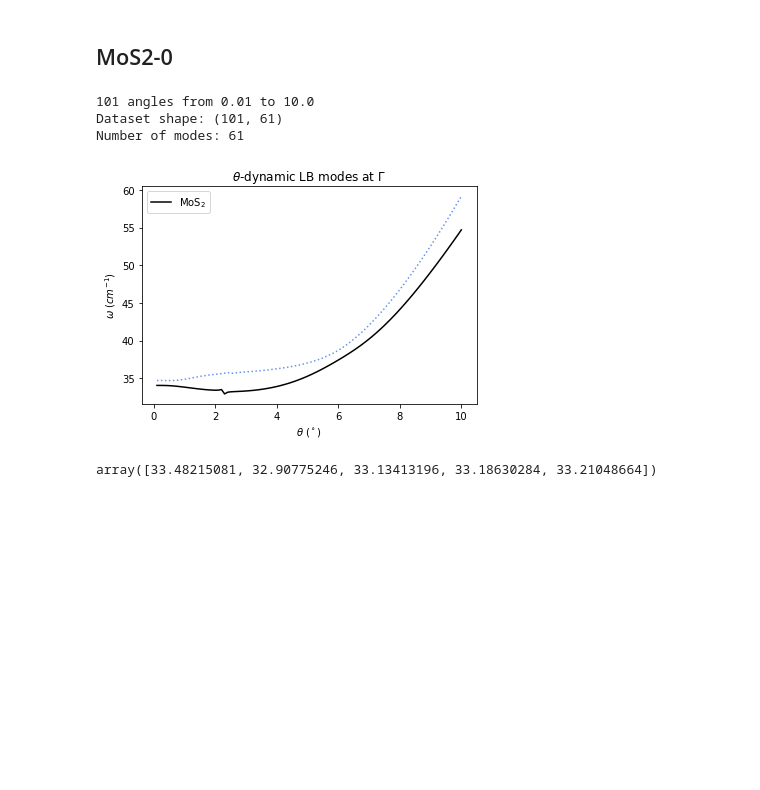
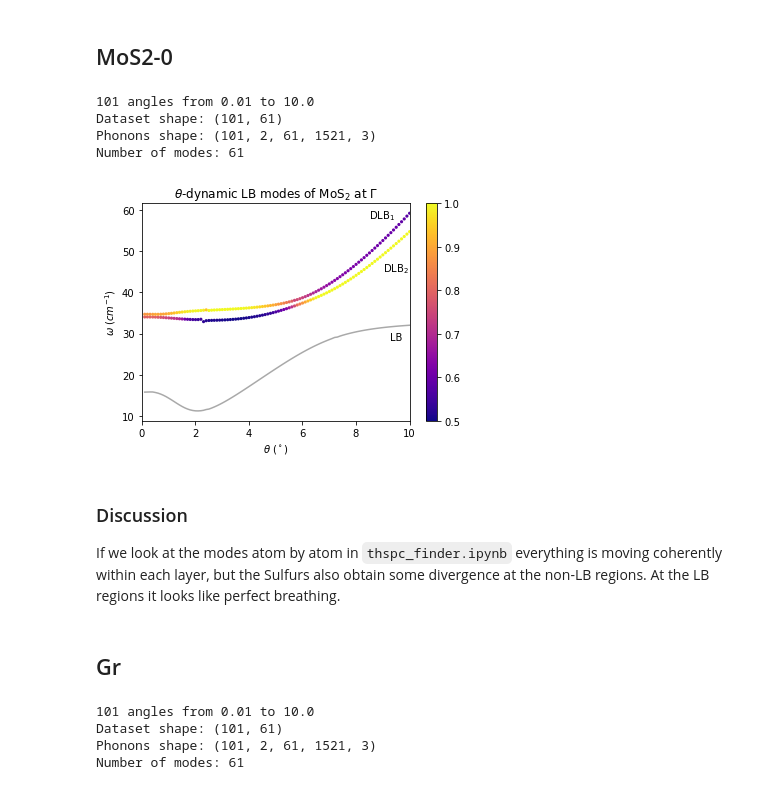
Before and after one commit to jz-lu/ml-ph, a Jupyter notebook: ALLEGRO_ANALYZER/transition.ipynb, the cells around one changed output. Saved outputs shown, nothing was run; the diff lists cells and outputs as text; code cells hidden in the pictures; blank space fills up the shorter version.

Commit message:
transition modes

```diff
--- a/ALLEGRO_ANALYZER/transition.ipynb
+++ b/ALLEGRO_ANALYZER/transition.ipynb
@@ -24,15 +25,20 @@ print(f"{M1_ntheta} angles from {M1_th_min} to {M1_th_max}")
 # Import dataset from the directory
 log_name = r'$\Gamma$' if KPT == 'Gamma' else KPT
 path = f'{ROOT}/{DIRNAME}/{THSPC_DIR}/{KPT}/thspc_modes.npy'
+ppath = f'{ROOT}/{DIRNAME}/{THSPC_DIR}/{KPT}/thspc_phonons.npy'
+M1_phonons = np.load(ppath)
 poscars_uc = [Poscar.from_file(f'{ROOT}/{DIRNAME}/POSCAR_LAYER{i+1}') for i in range(2)]
 M1_dataset = np.load(path)
 M1_nmodes = M1_dataset.shape[1]
 print("Dataset shape:", M1_dataset.shape)
+print("Phonons shape:", M1_phonons.shape)
 print("Number of modes:", M1_nmodes)
+M1_rssz = M1_phonons.shape[-2]
 M1_thetas = np.linspace(M1_th_min, M1_th_max, M1_ntheta)
 # %% [output]
 101 angles from 0.01 to 10.0
 Dataset shape: (101, 61)
+Phonons shape: (101, 2, 61, 1521, 3)
 Number of modes: 61
 # %%
 # Find indices of LB modes, manually
@@ -60,17 +78,76 @@ for i in range(M1_ntheta):
 np.save(f'{ROOT}/{DIRNAME}/{THSPC_DIR}/data/MoS2_LB2_modes.npy', M1_LB2_modes)
 np.save(f'{ROOT}/{DIRNAME}/{THSPC_DIR}/data/MoS2_LB3_modes.npy', M1_LB3_modes)
+# %%
+# Compute the proportion of positive and negative modes
+M1_plus_1 = np.mean(M1_LB1_phonons > 0, axis=-1).T
+M1_minus_1 = np.mean(M1_LB1_phonons < 0, axis=-1).T
+M1_plus_2 = np.mean(M1_LB2_phonons > 0, axis=-1).T
+M1_minus_2 = np.mean(M1_LB2_phonons < 0, axis=-1).T
+M1_plus_3 = np.mean(M1_LB3_phonons > 0, axis=-1).T
+M1_minus_3 = np.mean(M1_LB3_phonons < 0, axis=-1).T
+
+# Take the "best" proportion of the two configurations
+M1_breath_score_1 = np.max([M1_plus_1[0] + M1_minus_1[1], M1_plus_1[1] + M1_minus_1[0]], axis=0) / 2
+M1_breath_score_2 = np.max([M1_plus_2[0] + M1_minus_2[1], M1_plus_2[1] + M1_minus_2[0]], axis=0) / 2
+M1_breath_score_3 = np.max([M1_plus_3[0] + M1_minus_3[1], M1_plus_3[1] + M1_minus_3[0]], axis=0) / 2
 # %%
 # Plot LB modes
-plt.plot(M1_thetas[1:], M1_LB2_modes[1:], c='k', label=r'MoS$_2$')
-plt.plot(M1_thetas[1:], M1_LB3_modes[1:], c='cornflowerblue', linestyle=':')
-plt.title(r"$\theta$-dynamic LB modes at " + log_name)
+fig, ax = plt.subplots()
+plt.set_cmap('plasma')
+
+M1_scores = [M1_breath_score_2[1:], M1_breath_score_3[1:]]
+M1_min_, M1_max_ = min(0.5, np.min(M1_scores)), np.max(M1_scores)
+ax.plot(M1_thetas[1:], M1_LB1_modes[1:], c='darkgrey')
+S2 = ax.scatter(M1_thetas[1:], M1_LB2_modes[1:],
+                c=M1_breath_score_2[1:], edgecolor='none', s=10)
+S2.set_clim(M1_min_, M1_max_)
+S3 = ax.scatter(M1_thetas[1:], M1_LB3_modes[1:],
+                c=M1_breath_score_3[1:], edgecolor='none', s=10)
+S3.set_clim(M1_min_, M1_max_)
+
+plt.text(8.5, 58, r'DLB$_1$')
+plt.text(9, 45, r'DLB$_2$')
+plt.text(9.25, 28.5, r'LB')
+
+cb = fig.colorbar(S2, ax=ax, ticks=np.linspace(0.4, 1, 7))
+plt.title(r"$\theta$-dynamic LB modes of MoS$_2$ at " + log_name)
 plt.xlabel(r'$\theta$ ($^\circ$)')
 plt.ylabel(r'$\omega$ $(cm^{-1})$')
-plt.legend()
+plt.xlim((0, M1_th_max))
 
-# plt.savefig("/Users/jonathanlu/Documents/tvMoS2/theta/data/transition.pdf")
+plt.savefig("/Users/jonathanlu/Documents/tvMoS2/theta/data/MoS2_transition.pdf")
 plt.show()
-M1_LB2_modes[22:27]
 # %% [output]
-[figure, old version]
+[figure, new version]
-array([33.48215081, 32.90775246, 33.13413196, 33.18630284, 33.21048664])
+# %% [markdown]
+### Discussion
+If we look at the modes atom by atom in `thspc_finder.ipynb` everything is moving coherently within each layer, but the Sulfurs also obtain some divergence at the non-LB regions. At the LB regions it looks like perfect breathing.
+# %% [markdown]
+## Gr
+# %%
+DIRNAME = "tvGr"
+
+# Change as necessary
+M2_th_min, M2_th_max, M2_ntheta = np.loadtxt(f"{ROOT}/{DIRNAME}/theta.txt")
+M2_ntheta = int(M2_ntheta)
+KPT = 'Gamma'
+print(f"{M2_ntheta} angles from {M2_th_min} to {M2_th_max}")
+
+# Import dataset from the directory
+log_name = r'$\Gamma$' if KPT == 'Gamma' else KPT
+path = f'{ROOT}/{DIRNAME}/{THSPC_DIR}/{KPT}/thspc_modes.npy'
+ppath = f'{ROOT}/{DIRNAME}/{THSPC_DIR}/{KPT}/thspc_phonons.npy'
+M2_phonons = np.load(ppath)
+poscars_uc = [Poscar.from_file(f'{ROOT}/{DIRNAME}/POSCAR_LAYER{i+1}') for i in range(2)]
+M2_dataset = np.load(path)
+M2_nmodes = M2_dataset.shape[1]
+print("Dataset shape:", M2_dataset.shape)
+print("Phonons shape:", M2_phonons.shape)
+print("Number of modes:", M2_nmodes)
+M2_rssz = M2_phonons.shape[-2]
+M2_thetas = np.linspace(M2_th_min, M2_th_max, M2_ntheta)
+# %% [output]
+101 angles from 0.01 to 10.0
+Dataset shape: (101, 61)
+Phonons shape: (101, 2, 61, 1521, 3)
+Number of modes: 61
```
Also changed, not shown: parts of 11 cells of this notebook, 4 other files.
